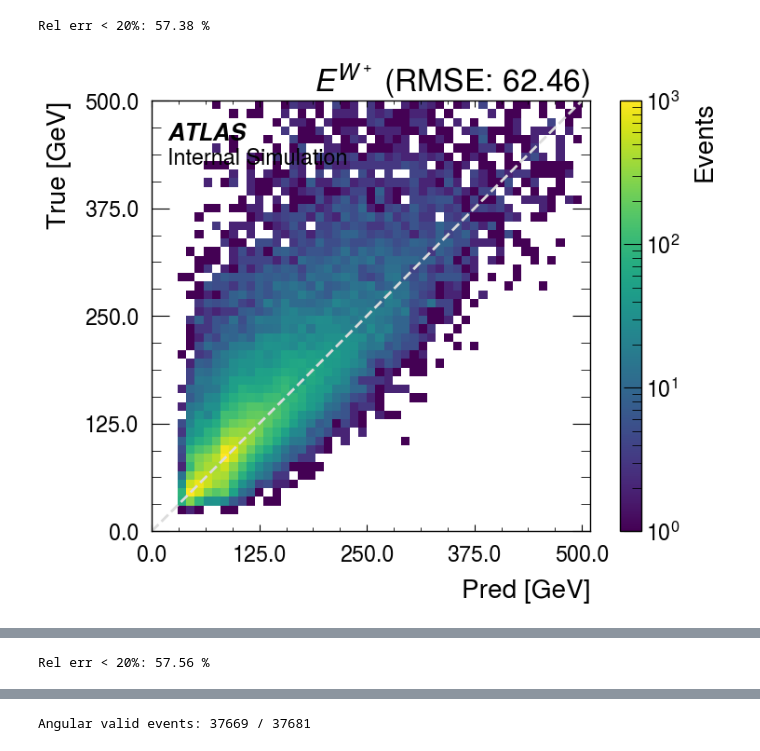
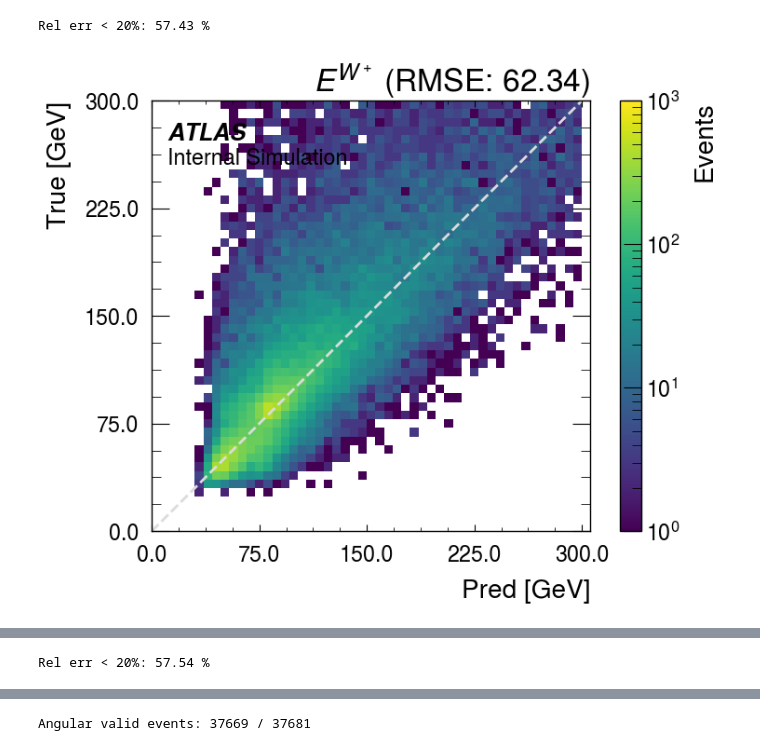
Before and after one commit to yygarypeng/ww-pcres, a Jupyter notebook: notebooks/visualize.ipynb, the cells around one changed output, grey strips where cells are left out. Drawn from its saved outputs; the diff is of its cells as text; code cells hidden in the pictures.

```diff
--- a/notebooks/visualize.ipynb
+++ b/notebooks/visualize.ipynb
@@ -213,5 +214,5 @@ Rel err < 20%: 28.55 %
 # %%
-bins = np.linspace(0, 500, 51)
+bins = np.linspace(0, 300, 51)
 plot_1d_hist(pred_w0_energy, true_w0_energy, bins_edges=bins, name=r"$E^{W^+}$")
 plot_2d_hist(pred_w0_energy, true_w0_energy, name=r"$E^{W^+}$", bins_edges=bins, log=True, color="black", vmax=1000)
 plot_1d_hist(pred_w1_energy, true_w1_energy, bins_edges=bins, name=r"$E^{W^-}$")
@@ -221,2 +222,2 @@ plot_2d_hist(pred_w1_energy, true_w1_energy, name=r"$E^{W^-}$", bins_edges=bins,
-Rel err < 20%: 57.38 %
+Rel err < 20%: 57.43 %
-[figure, old version]
+[figure, new version]
@@ -224 +225 @@ Rel err < 20%: 57.38 %
-Rel err < 20%: 57.56 %
+Rel err < 20%: 57.54 %
```
Also changed, not shown: parts of 17 cells of this notebook, 7 other files.
